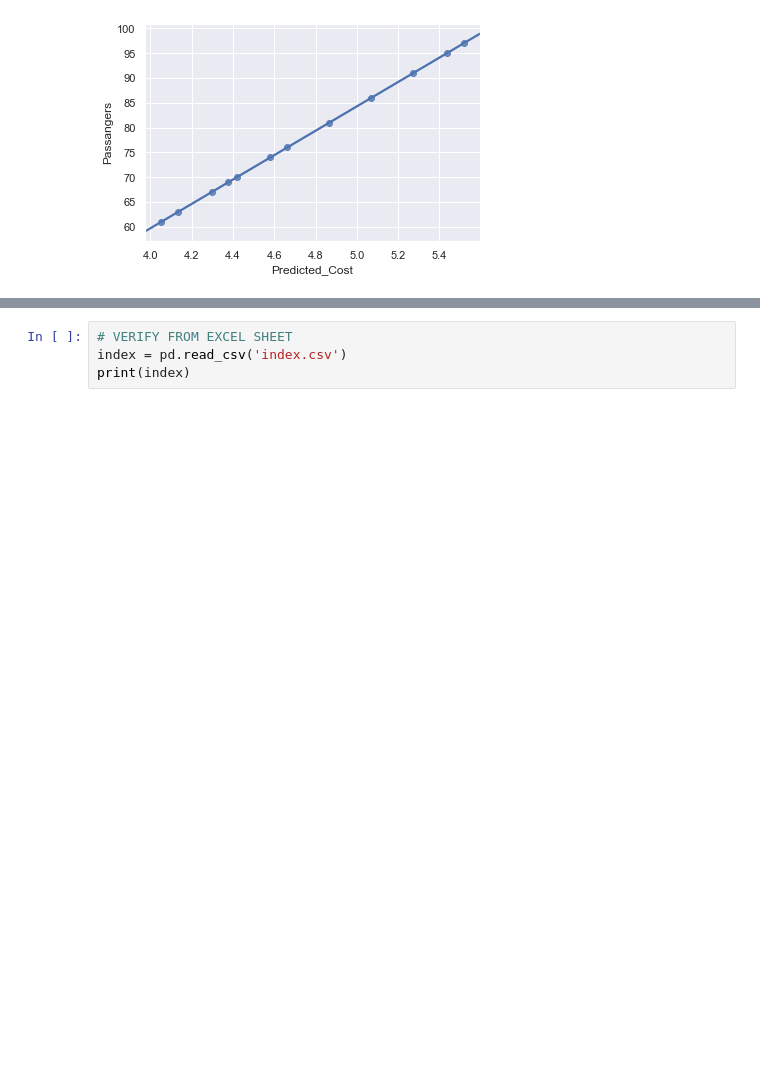
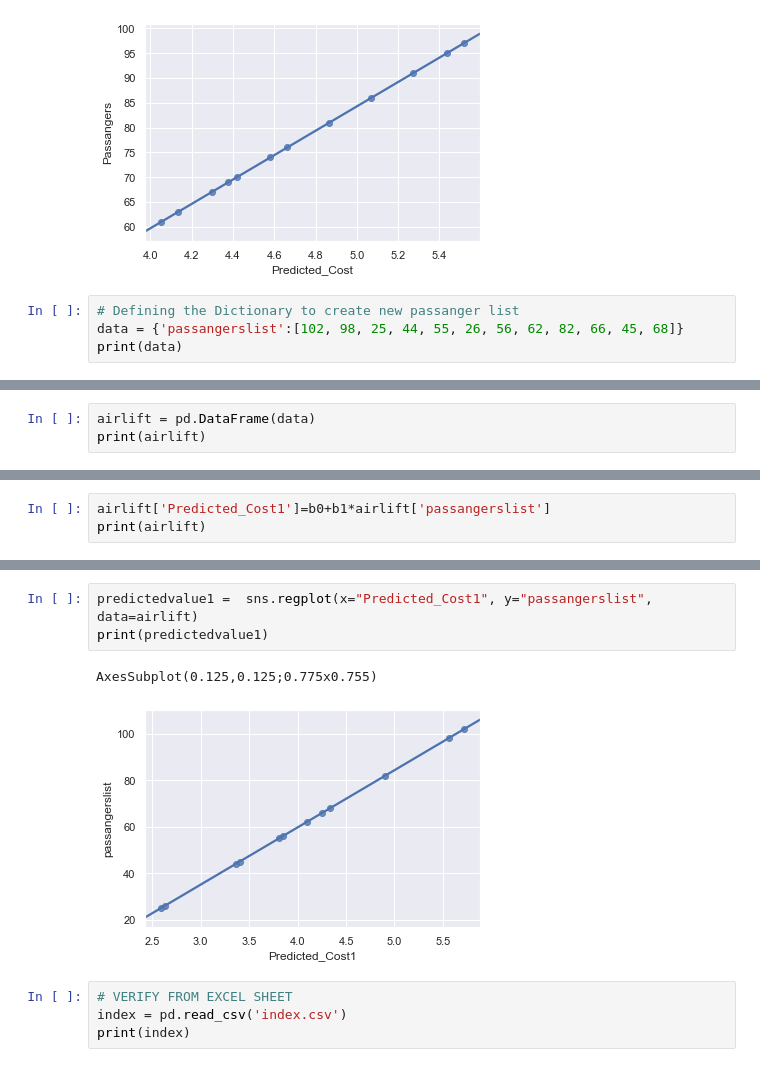
Before and after one commit to bayyaraghu/ML, a Jupyter notebook: Linear Regression/airlinecost.ipynb, the cells around one changed output, grey strips where cells are left out. Drawn from its saved outputs; the diff is of its cells as text; blank space fills up the shorter version.

Commit message:
V 0.6
New Passanger List

```diff
--- a/Linear Regression/airlinecost.ipynb
+++ b/Linear Regression/airlinecost.ipynb
@@ -146,3 +146,7 @@ print(predictedvalue)
 # %% [output]
 AxesSubplot(0.125,0.125;0.775x0.755)
 [figure]
+# %%
+# Defining the Dictionary to create new passanger list
+data = {'passangerslist':[102, 98, 25, 44, 55, 26, 56, 62, 82, 66, 45, 68]}
+print(data)
@@ -148,0 +155,3 @@ AxesSubplot(0.125,0.125;0.775x0.755)
+# %%
+airlift = pd.DataFrame(data)
+print(airlift)
@@ -148,0 +172,3 @@ AxesSubplot(0.125,0.125;0.775x0.755)
+# %%
+airlift['Predicted_Cost1']=b0+b1*airlift['passangerslist']
+print(airlift)
@@ -149,3 +189,9 @@ AxesSubplot(0.125,0.125;0.775x0.755)
+# %%
+predictedvalue1 =  sns.regplot(x="Predicted_Cost1", y="passangerslist", data=airlift)
+print(predictedvalue1)
+# %% [output]
+AxesSubplot(0.125,0.125;0.775x0.755)
+[figure, added]
 # %%
 # VERIFY FROM EXCEL SHEET
 index = pd.read_csv('index.csv')
```
Also changed, not shown: parts of 3 cells of this notebook.
